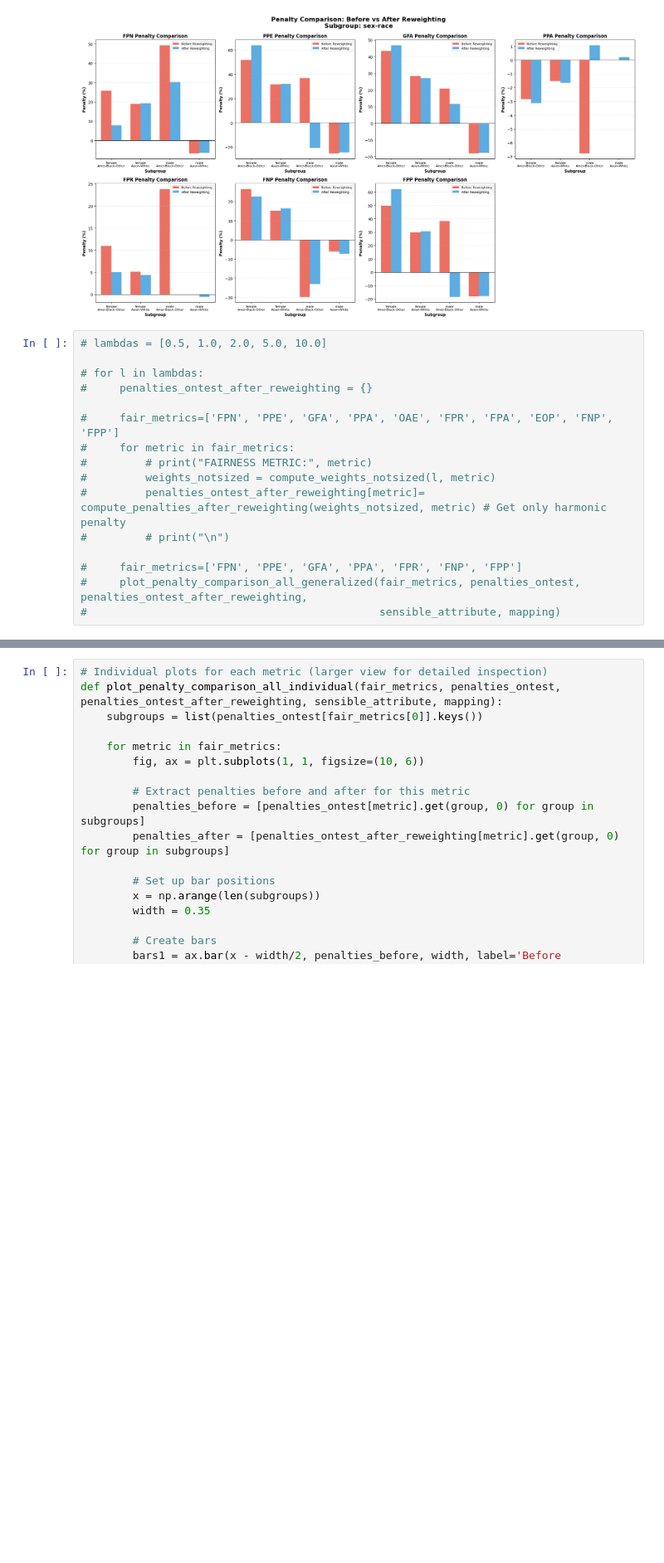
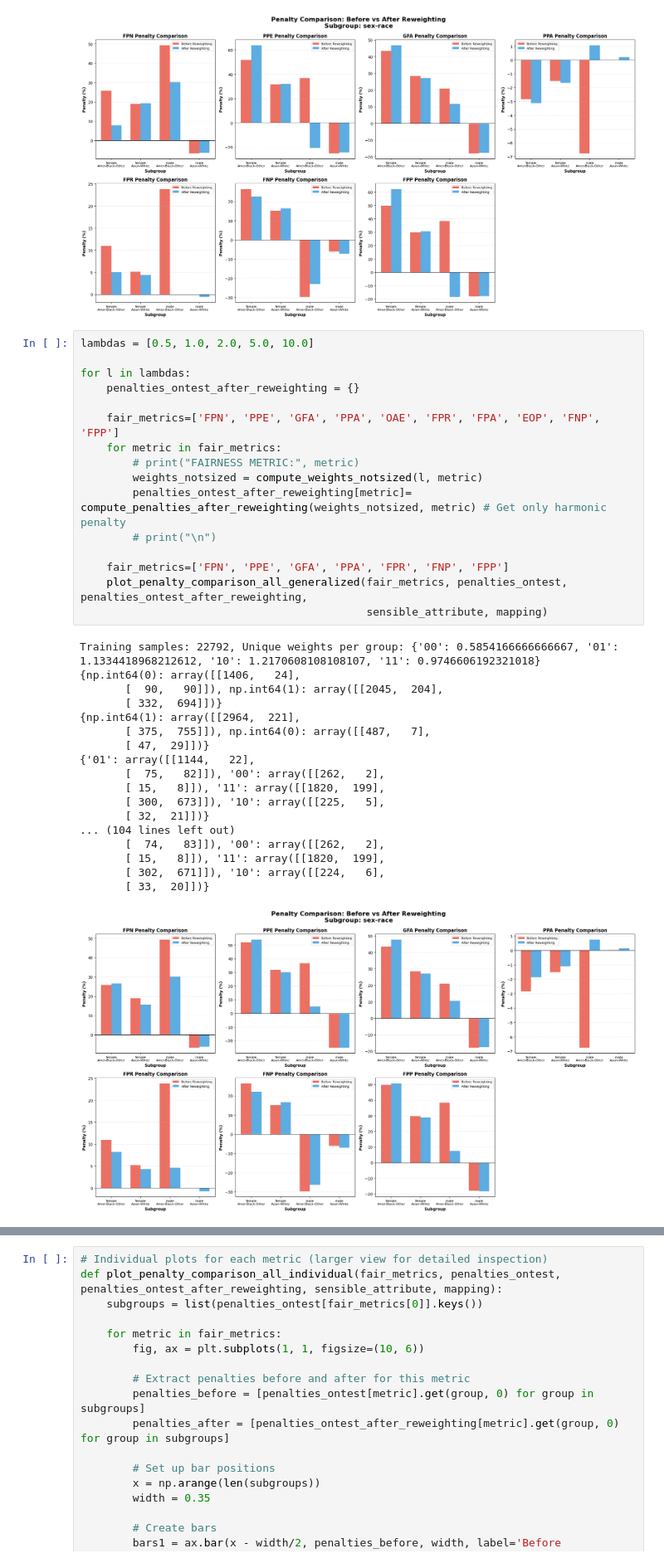
Before and after one commit to rolss/Fairness-in-data, a Jupyter notebook: Reweight_Census_BINARY CB kfold.ipynb, the cells around one changed output, grey strips where cells are left out. Shown at 83% size. Cells and saved outputs as stored; diff of their text form; blank space fills up the shorter version.

```diff
--- a/Reweight_Census_BINARY CB kfold.ipynb
+++ b/Reweight_Census_BINARY CB kfold.ipynb
@@ -586,18 +586,37 @@ plot_penalty_comparison_all_generalized(fair_metrics, penalties_ontest, penaltie
 # %% [output]
 [figure]
 # %%
-# lambdas = [0.5, 1.0, 2.0, 5.0, 10.0]
+lambdas = [0.5, 1.0, 2.0, 5.0, 10.0]
 
-# for l in lambdas:
-#     penalties_ontest_after_reweighting = {}
+for l in lambdas:
+    penalties_ontest_after_reweighting = {}
 
-#     fair_metrics=['FPN', 'PPE', 'GFA', 'PPA', 'OAE', 'FPR', 'FPA', 'EOP', 'FNP', 'FPP']
-#     for metric in fair_metrics:
-#         # print("FAIRNESS METRIC:", metric)
-#         weights_notsized = compute_weights_notsized(l, metric)
-#         penalties_ontest_after_reweighting[metric]= compute_penalties_after_reweighting(weights_notsized, metric) # Get only harmonic penalty
-#         # print("\n")
+    fair_metrics=['FPN', 'PPE', 'GFA', 'PPA', 'OAE', 'FPR', 'FPA', 'EOP', 'FNP', 'FPP']
+    for metric in fair_metrics:
+        # print("FAIRNESS METRIC:", metric)
+        weights_notsized = compute_weights_notsized(l, metric)
+        penalties_ontest_after_reweighting[metric]= compute_penalties_after_reweighting(weights_notsized, metric) # Get only harmonic penalty
+        # print("\n")
 
-#     fair_metrics=['FPN', 'PPE', 'GFA', 'PPA', 'FPR', 'FNP', 'FPP']
-#     plot_penalty_comparison_all_generalized(fair_metrics, penalties_ontest, penalties_ontest_after_reweighting,
-#                                             sensible_attribute, mapping)
+    fair_metrics=['FPN', 'PPE', 'GFA', 'PPA', 'FPR', 'FNP', 'FPP']
+    plot_penalty_comparison_all_generalized(fair_metrics, penalties_ontest, penalties_ontest_after_reweighting,
+                                            sensible_attribute, mapping)
+# %% [output]
+Training samples: 22792, Unique weights per group: {'00': 0.5854166666666667, '01': 1.1334418968212612, '10': 1.2170608108108107, '11': 0.9746606192321018}
+{np.int64(0): array([[1406,   24],
+       [  90,   90]]), np.int64(1): array([[2045,  204],
+       [ 332,  694]])}
+{np.int64(1): array([[2964,  221],
+       [ 375,  755]]), np.int64(0): array([[487,   7],
+       [ 47,  29]])}
+{'01': array([[1144,   22],
+       [  75,   82]]), '00': array([[262,   2],
+       [ 15,   8]]), '11': array([[1820,  199],
+       [ 300,  673]]), '10': array([[225,   5],
+       [ 32,  21]])}
+... (104 lines left out)
+       [  74,   83]]), '00': array([[262,   2],
+       [ 15,   8]]), '11': array([[1820,  199],
+       [ 302,  671]]), '10': array([[224,   6],
+       [ 33,  20]])}
+[figure, added]
```
Also changed, not shown: parts of 4 cells of this notebook, 14 other files.
